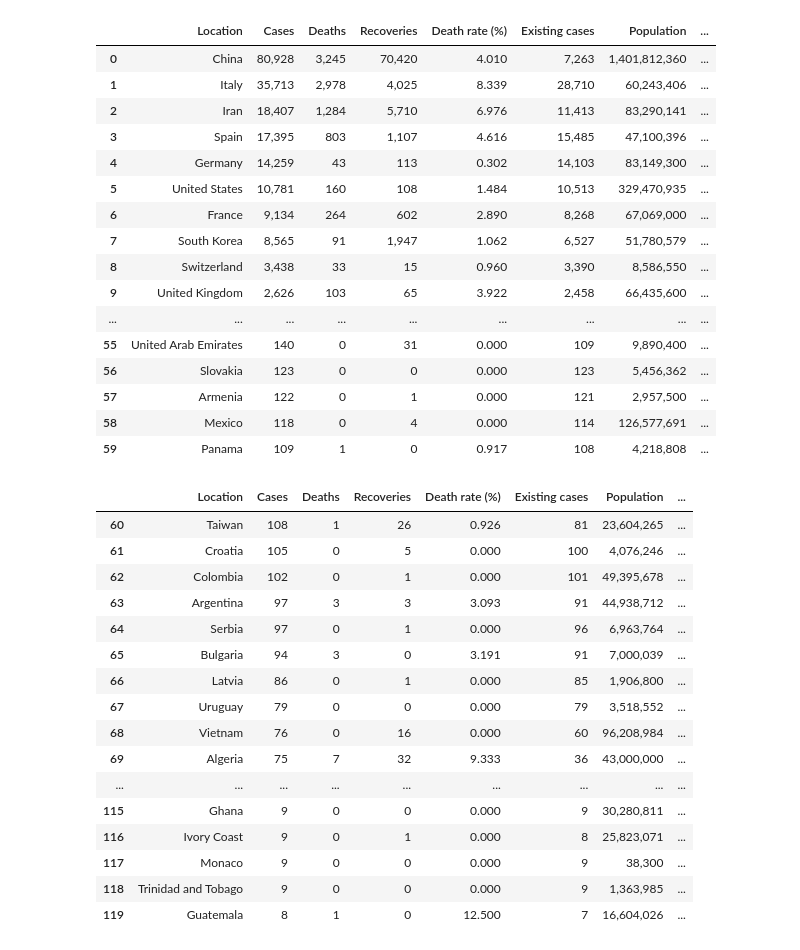
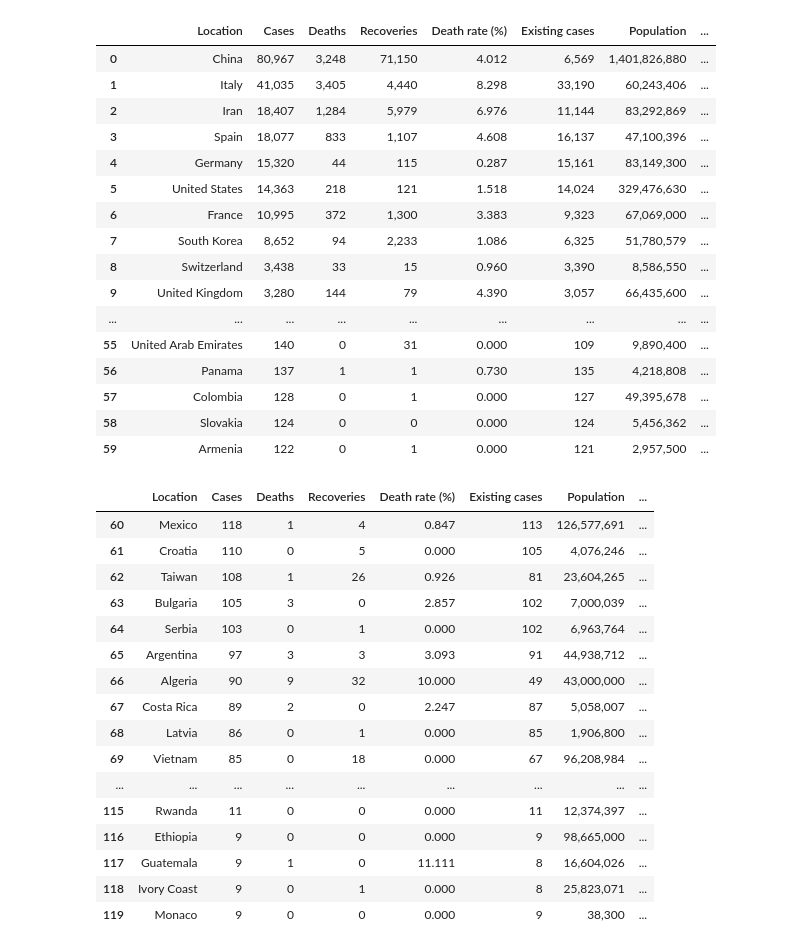
Before and after one commit to Xiang1Zhang/Coronavirus-statistics, a Jupyter notebook: Corona_statistics.ipynb, the cells around one changed output. Cells and saved outputs as stored; diff of their text form; code cells hidden in the pictures.

```diff
--- a/Corona_statistics.ipynb
+++ b/Corona_statistics.ipynb
@@ -23,18 +23,20 @@ right_table2=soup2.find('table', class_='wikitable sortable')
 A=[]
 
 for row in right_table.findAll("tr"):
-    cells = row.findAll('a')
+    cells = row.findAll('th')
     #print(cells)
     if len(cells)==2 or len(cells)==3 or len(cells)==4 or len(cells)==5 or len(cells)==6:
         if cells[0].find(text=True) == None:
             A.append(cells[1].find(text=True))
         else:
-            A.append(cells[0].find(text=True))
+            A.append(cells[1].find(text=True))
 
 del(A[0])
-del(A[1])
-del(A[-1])
-A[0] = 'China'
+del(A[0])
+#del(A[-1])
+A3 = []
+for i in range(len(A)):
+    A3.append(str(A[i]).replace('\n', '').replace('\r', '').replace('China ', 'China'))
 # %%
 A2=[]
 
@@ -72,9 +74,9 @@ for row in right_table.findAll("tr"):
 # %%
 G=[]
 
-for i,country in enumerate(A):
-    if A[i] in A2:
-        idx = A2.index(A[i])
+for i,country in enumerate(A3):
+    if A3[i] in A2:
+        idx = A2.index(A3[i])
         population = B2[idx]
         G.append(population)
     else:
@@ -105,67 +107,67 @@ for i in range(len(B)):
 # %%
 #import pandas to convert list to data frame
 
 import pandas as pd
 
 
-df=pd.DataFrame(A,columns=['Location'])
+df=pd.DataFrame(A3,columns=['Location'])
 
 df['Cases']=B
 
 df['Deaths']=C
 
 df['Recoveries']=D
 
 df['Death rate (%)']=E
 
 df['Existing cases']=F
 
 df['Population']=G
 
 df['Infected per 100,000']=H
 
 df.to_excel("Corona_statistics.xlsx")
 
 
 df[:60]
 # %% [output]
 |  | Location | Cases | Deaths | Recoveries | Death rate (%) | Existing cases | Population | ... |
-| 0 | China | 80,928 | 3,245 | 70,420 | 4.010 | 7,263 | 1,401,812,360 | ... |
-| 1 | Italy | 35,713 | 2,978 | 4,025 | 8.339 | 28,710 | 60,243,406 | ... |
-| 2 | Iran | 18,407 | 1,284 | 5,710 | 6.976 | 11,413 | 83,290,141 | ... |
-| 3 | Spain | 17,395 | 803 | 1,107 | 4.616 | 15,485 | 47,100,396 | ... |
-| 4 | Germany | 14,259 | 43 | 113 | 0.302 | 14,103 | 83,149,300 | ... |
-| 5 | United States | 10,781 | 160 | 108 | 1.484 | 10,513 | 329,470,935 | ... |
-| 6 | France | 9,134 | 264 | 602 | 2.890 | 8,268 | 67,069,000 | ... |
-| 7 | South Korea | 8,565 | 91 | 1,947 | 1.062 | 6,527 | 51,780,579 | ... |
+| 0 | China | 80,967 | 3,248 | 71,150 | 4.012 | 6,569 | 1,401,826,880 | ... |
+| 1 | Italy | 41,035 | 3,405 | 4,440 | 8.298 | 33,190 | 60,243,406 | ... |
+| 2 | Iran | 18,407 | 1,284 | 5,979 | 6.976 | 11,144 | 83,292,869 | ... |
+| 3 | Spain | 18,077 | 833 | 1,107 | 4.608 | 16,137 | 47,100,396 | ... |
+| 4 | Germany | 15,320 | 44 | 115 | 0.287 | 15,161 | 83,149,300 | ... |
+| 5 | United States | 14,363 | 218 | 121 | 1.518 | 14,024 | 329,476,630 | ... |
+| 6 | France | 10,995 | 372 | 1,300 | 3.383 | 9,323 | 67,069,000 | ... |
+| 7 | South Korea | 8,652 | 94 | 2,233 | 1.086 | 6,325 | 51,780,579 | ... |
 | 8 | Switzerland | 3,438 | 33 | 15 | 0.960 | 3,390 | 8,586,550 | ... |
-| 9 | United Kingdom | 2,626 | 103 | 65 | 3.922 | 2,458 | 66,435,600 | ... |
+| 9 | United Kingdom | 3,280 | 144 | 79 | 4.390 | 3,057 | 66,435,600 | ... |
 | ... | ... | ... | ... | ... | ... | ... | ... | ... |
 | 55 | United Arab Emirates | 140 | 0 | 31 | 0.000 | 109 | 9,890,400 | ... |
-| 56 | Slovakia | 123 | 0 | 0 | 0.000 | 123 | 5,456,362 | ... |
-| 57 | Armenia | 122 | 0 | 1 | 0.000 | 121 | 2,957,500 | ... |
-| 58 | Mexico | 118 | 0 | 4 | 0.000 | 114 | 126,577,691 | ... |
-| 59 | Panama | 109 | 1 | 0 | 0.917 | 108 | 4,218,808 | ... |
+| 56 | Panama | 137 | 1 | 1 | 0.730 | 135 | 4,218,808 | ... |
+| 57 | Colombia | 128 | 0 | 1 | 0.000 | 127 | 49,395,678 | ... |
+| 58 | Slovakia | 124 | 0 | 0 | 0.000 | 124 | 5,456,362 | ... |
+| 59 | Armenia | 122 | 0 | 1 | 0.000 | 121 | 2,957,500 | ... |
 # %%
 df[60:120]
 # %% [output]
 |  | Location | Cases | Deaths | Recoveries | Death rate (%) | Existing cases | Population | ... |
-| 60 | Taiwan | 108 | 1 | 26 | 0.926 | 81 | 23,604,265 | ... |
-| 61 | Croatia | 105 | 0 | 5 | 0.000 | 100 | 4,076,246 | ... |
-| 62 | Colombia | 102 | 0 | 1 | 0.000 | 101 | 49,395,678 | ... |
-| 63 | Argentina | 97 | 3 | 3 | 3.093 | 91 | 44,938,712 | ... |
-| 64 | Serbia | 97 | 0 | 1 | 0.000 | 96 | 6,963,764 | ... |
-| 65 | Bulgaria | 94 | 3 | 0 | 3.191 | 91 | 7,000,039 | ... |
-| 66 | Latvia | 86 | 0 | 1 | 0.000 | 85 | 1,906,800 | ... |
-| 67 | Uruguay | 79 | 0 | 0 | 0.000 | 79 | 3,518,552 | ... |
-| 68 | Vietnam | 76 | 0 | 16 | 0.000 | 60 | 96,208,984 | ... |
-| 69 | Algeria | 75 | 7 | 32 | 9.333 | 36 | 43,000,000 | ... |
+| 60 | Mexico | 118 | 1 | 4 | 0.847 | 113 | 126,577,691 | ... |
+| 61 | Croatia | 110 | 0 | 5 | 0.000 | 105 | 4,076,246 | ... |
+| 62 | Taiwan | 108 | 1 | 26 | 0.926 | 81 | 23,604,265 | ... |
+| 63 | Bulgaria | 105 | 3 | 0 | 2.857 | 102 | 7,000,039 | ... |
+| 64 | Serbia | 103 | 0 | 1 | 0.000 | 102 | 6,963,764 | ... |
+| 65 | Argentina | 97 | 3 | 3 | 3.093 | 91 | 44,938,712 | ... |
+| 66 | Algeria | 90 | 9 | 32 | 10.000 | 49 | 43,000,000 | ... |
+| 67 | Costa Rica | 89 | 2 | 0 | 2.247 | 87 | 5,058,007 | ... |
+| 68 | Latvia | 86 | 0 | 1 | 0.000 | 85 | 1,906,800 | ... |
+| 69 | Vietnam | 85 | 0 | 18 | 0.000 | 67 | 96,208,984 | ... |
 | ... | ... | ... | ... | ... | ... | ... | ... | ... |
-| 115 | Ghana | 9 | 0 | 0 | 0.000 | 9 | 30,280,811 | ... |
-| 116 | Ivory Coast | 9 | 0 | 1 | 0.000 | 8 | 25,823,071 | ... |
-| 117 | Monaco | 9 | 0 | 0 | 0.000 | 9 | 38,300 | ... |
-| 118 | Trinidad and Tobago | 9 | 0 | 0 | 0.000 | 9 | 1,363,985 | ... |
-| 119 | Guatemala | 8 | 1 | 0 | 12.500 | 7 | 16,604,026 | ... |
+| 115 | Rwanda | 11 | 0 | 0 | 0.000 | 11 | 12,374,397 | ... |
+| 116 | Ethiopia | 9 | 0 | 0 | 0.000 | 9 | 98,665,000 | ... |
+| 117 | Guatemala | 9 | 1 | 0 | 11.111 | 8 | 16,604,026 | ... |
+| 118 | Ivory Coast | 9 | 0 | 1 | 0.000 | 8 | 25,823,071 | ... |
+| 119 | Monaco | 9 | 0 | 0 | 0.000 | 9 | 38,300 | ... |
 # %%
 df[120:-1]
 # %% [output]
```
Also changed, not shown: parts of 1 cell of this notebook.
